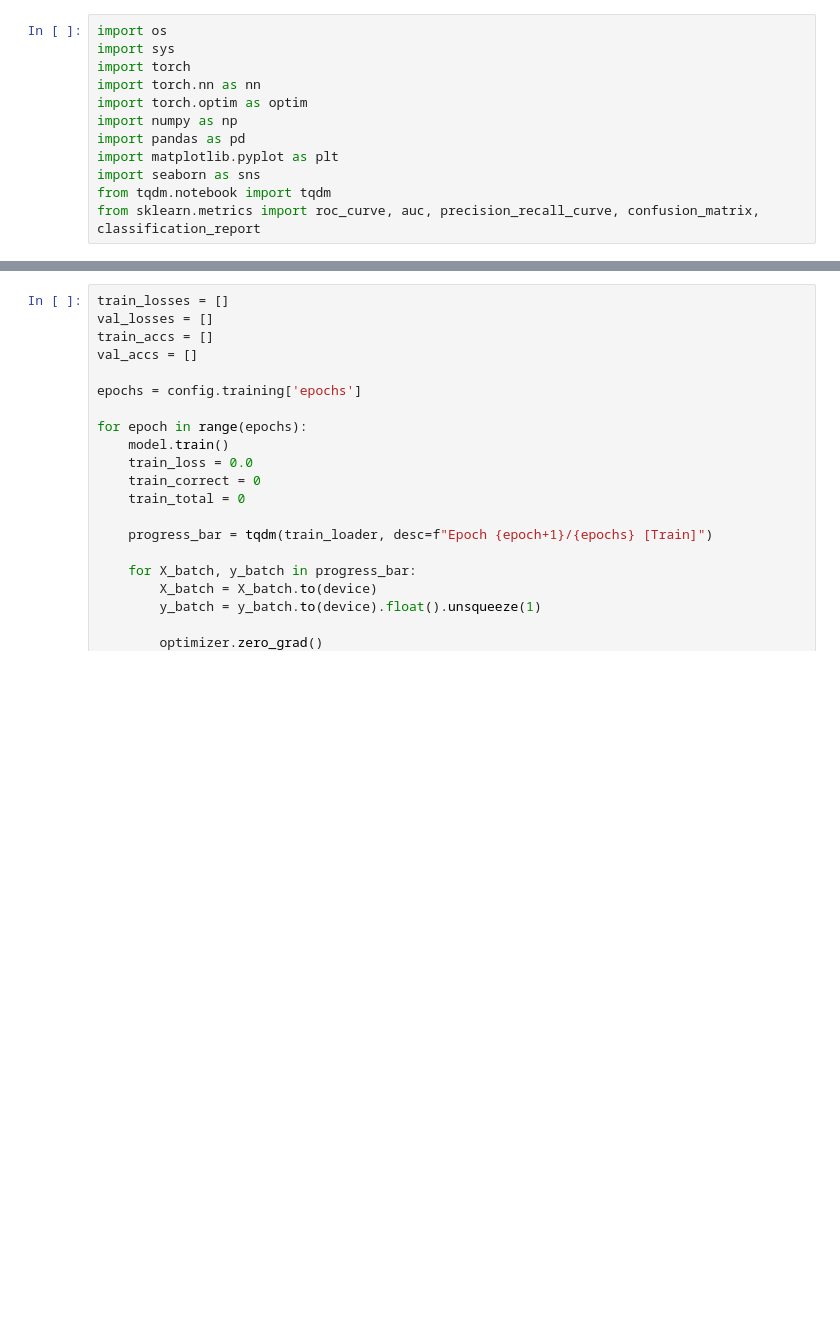
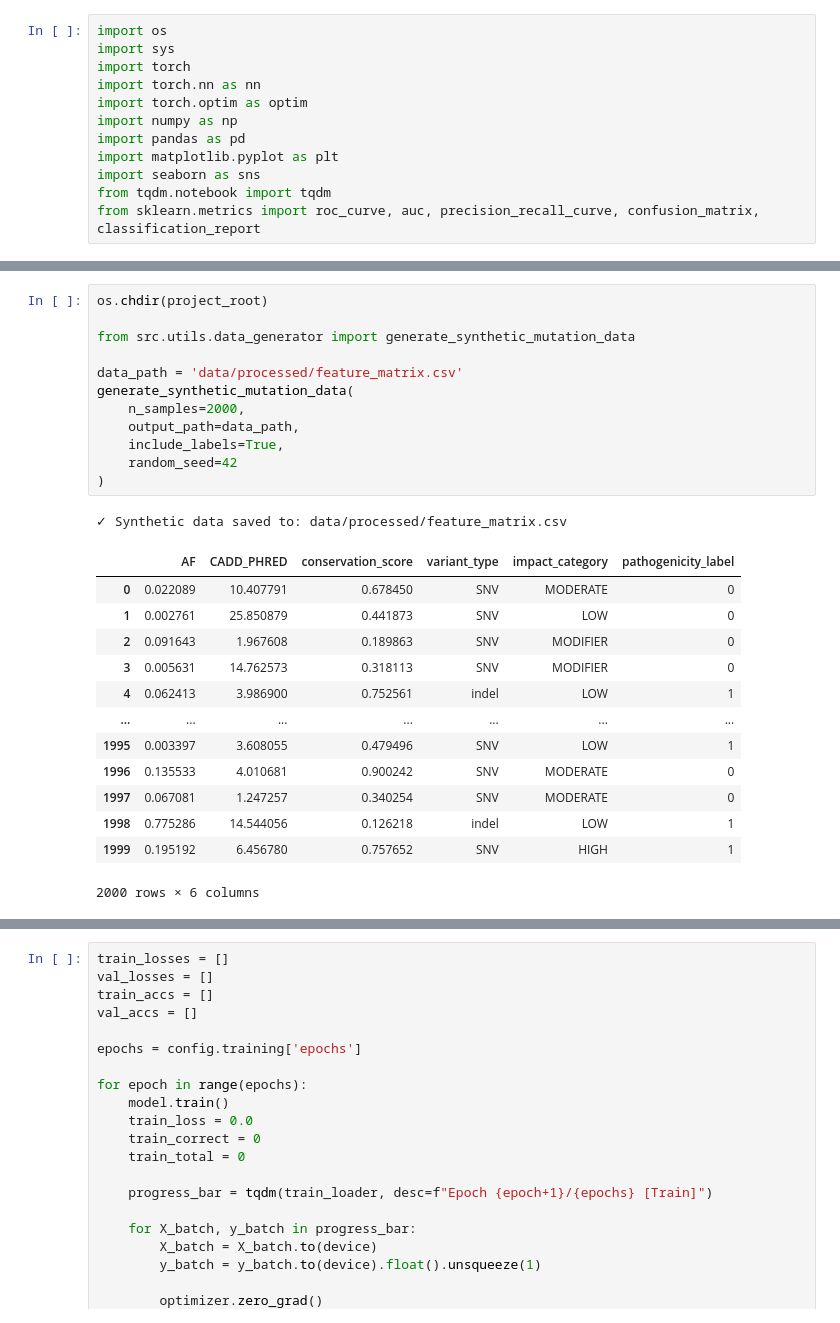
Before and after one commit to Surya-Hariharan/AI-Based-approach-for-prioritization-of-genetic-mutations, a Jupyter notebook: notebooks/Model_Training.ipynb, the cells around one changed output, grey strips where cells are left out. Saved outputs shown, nothing was run; the diff lists cells and outputs as text; blank space fills up the shorter version.

```diff
--- a/notebooks/Model_Training.ipynb
+++ b/notebooks/Model_Training.ipynb
@@ -34,3 +41,30 @@ print(f"Batch Size: {config.training['batch_size']}")
+# %%
+os.chdir(project_root)
+
+from src.utils.data_generator import generate_synthetic_mutation_data
+
+data_path = 'data/processed/feature_matrix.csv'
+generate_synthetic_mutation_data(
+    n_samples=2000,
+    output_path=data_path,
+    include_labels=True,
+    random_seed=42
+)
+# %% [output]
+✓ Synthetic data saved to: data/processed/feature_matrix.csv
+|  | AF | CADD_PHRED | conservation_score | variant_type | impact_category | pathogenicity_label |
+| 0 | 0.022089 | 10.407791 | 0.678450 | SNV | MODERATE | 0 |
+| 1 | 0.002761 | 25.850879 | 0.441873 | SNV | LOW | 0 |
+| 2 | 0.091643 | 1.967608 | 0.189863 | SNV | MODIFIER | 0 |
+| 3 | 0.005631 | 14.762573 | 0.318113 | SNV | MODIFIER | 0 |
+| 4 | 0.062413 | 3.986900 | 0.752561 | indel | LOW | 1 |
+| ... | ... | ... | ... | ... | ... | ... |
+| 1995 | 0.003397 | 3.608055 | 0.479496 | SNV | LOW | 1 |
+| 1996 | 0.135533 | 4.010681 | 0.900242 | SNV | MODERATE | 0 |
+| 1997 | 0.067081 | 1.247257 | 0.340254 | SNV | MODERATE | 0 |
+| 1998 | 0.775286 | 14.544056 | 0.126218 | indel | LOW | 1 |
+| 1999 | 0.195192 | 6.456780 | 0.757652 | SNV | HIGH | 1 |
+2000 rows × 6 columns
 # %%
 train_loader, val_loader, test_loader, input_dim = get_data_loaders(config)
 
```
Also changed, not shown: parts of 4 cells of this notebook.
